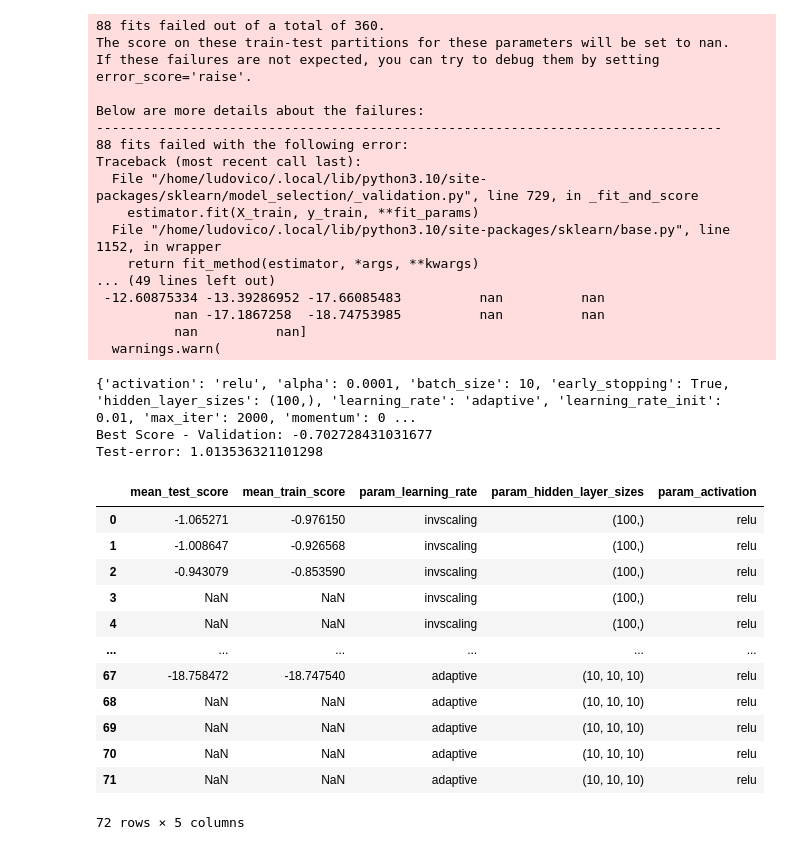
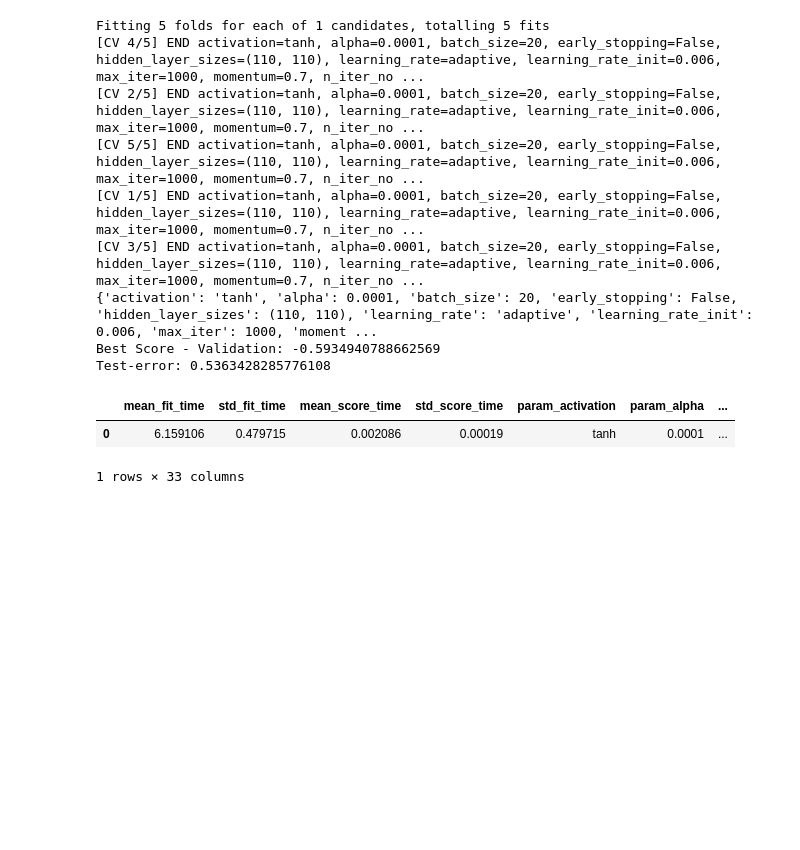
Before and after one commit to Ludovico-Iannello/ML-project, a Jupyter notebook: MLP-CUP.ipynb, the cells around one changed output. Cells and saved outputs as stored; diff of their text form; code cells hidden in the pictures; blank space fills up the shorter version.

```diff
--- a/MLP-CUP.ipynb
+++ b/MLP-CUP.ipynb
@@ -68,48 +118,27 @@ grid_search = GridSearchCV(
 # %%
 MLP=grid_search.fit(x_train, y_train)
 print(grid_search.best_params_)
 
 print('Best Score - Validation:', grid_search.best_score_ )
 y_pred =MLP.predict(x_test)
 
-print('Test-error:', metrics.mean_squared_error(y_test, y_pred))
+print('Test-error:', MEE(y_test, y_pred))
 
 cv_results_df = pd.DataFrame(grid_search.cv_results_)
-cv_results_df[['mean_test_score','mean_train_score','param_learning_rate','param_hidden_layer_sizes','param_activation']]
+cv_results_df#[['mean_test_score','mean_train_score','param_learning_rate','param_hidden_layer_sizes','param_activation']]
 # %% [output]
-88 fits failed out of a total of 360.
-The score on these train-test partitions for these parameters will be set to nan.
-If these failures are not expected, you can try to debug them by setting error_score='raise'.
-
-Below are more details about the failures:
---------------------------------------------------------------------------------
-88 fits failed with the following error:
-Traceback (most recent call last):
-  File "/home/ludovico/.local/lib/python3.10/site-packages/sklearn/model_selection/_validation.py", line 729, in _fit_and_score
-    estimator.fit(X_train, y_train, **fit_params)
-  File "/home/ludovico/.local/lib/python3.10/site-packages/sklearn/base.py", line 1152, in wrapper
-    return fit_method(estimator, *args, **kwargs)
-... (49 lines left out)
- -12.60875334 -13.39286952 -17.66085483          nan          nan
-          nan -17.1867258  -18.74753985          nan          nan
-          nan          nan]
-  warnings.warn(
+Fitting 5 folds for each of 1 candidates, totalling 5 fits
+[CV 4/5] END activation=tanh, alpha=0.0001, batch_size=20, early_stopping=False, hidden_layer_sizes=(110, 110), learning_rate=adaptive, learning_rate_init=0.006, max_iter=1000, momentum=0.7, n_iter_no ...
+[CV 2/5] END activation=tanh, alpha=0.0001, batch_size=20, early_stopping=False, hidden_layer_sizes=(110, 110), learning_rate=adaptive, learning_rate_init=0.006, max_iter=1000, momentum=0.7, n_iter_no ...
+[CV 5/5] END activation=tanh, alpha=0.0001, batch_size=20, early_stopping=False, hidden_layer_sizes=(110, 110), learning_rate=adaptive, learning_rate_init=0.006, max_iter=1000, momentum=0.7, n_iter_no ...
+[CV 1/5] END activation=tanh, alpha=0.0001, batch_size=20, early_stopping=False, hidden_layer_sizes=(110, 110), learning_rate=adaptive, learning_rate_init=0.006, max_iter=1000, momentum=0.7, n_iter_no ...
+[CV 3/5] END activation=tanh, alpha=0.0001, batch_size=20, early_stopping=False, hidden_layer_sizes=(110, 110), learning_rate=adaptive, learning_rate_init=0.006, max_iter=1000, momentum=0.7, n_iter_no ...
+{'activation': 'tanh', 'alpha': 0.0001, 'batch_size': 20, 'early_stopping': False, 'hidden_layer_sizes': (110, 110), 'learning_rate': 'adaptive', 'learning_rate_init': 0.006, 'max_iter': 1000, 'moment ...
+Best Score - Validation: -0.5934940788662569
+Test-error: 0.5363428285776108
+|  | mean_fit_time | std_fit_time | mean_score_time | std_score_time | param_activation | param_alpha | ... |
+| 0 | 6.159106 | 0.479715 | 0.002086 | 0.00019 | tanh | 0.0001 | ... |
-{'activation': 'relu', 'alpha': 0.0001, 'batch_size': 10, 'early_stopping': True, 'hidden_layer_sizes': (100,), 'learning_rate': 'adaptive', 'learning_rate_init': 0.01, 'max_iter': 2000, 'momentum': 0 ...
-Best Score - Validation: -0.702728431031677
-Test-error: 1.013536321101298
+1 rows × 33 columns
-|  | mean_test_score | mean_train_score | param_learning_rate | param_hidden_layer_sizes | param_activation |
-| 0 | -1.065271 | -0.976150 | invscaling | (100,) | relu |
-| 1 | -1.008647 | -0.926568 | invscaling | (100,) | relu |
-| 2 | -0.943079 | -0.853590 | invscaling | (100,) | relu |
-| 3 | NaN | NaN | invscaling | (100,) | relu |
-| 4 | NaN | NaN | invscaling | (100,) | relu |
-| ... | ... | ... | ... | ... | ... |
-| 67 | -18.758472 | -18.747540 | adaptive | (10, 10, 10) | relu |
-| 68 | NaN | NaN | adaptive | (10, 10, 10) | relu |
-| 69 | NaN | NaN | adaptive | (10, 10, 10) | relu |
-| 70 | NaN | NaN | adaptive | (10, 10, 10) | relu |
-| 71 | NaN | NaN | adaptive | (10, 10, 10) | relu |
-72 rows × 5 columns
 # %%
 best_estimator = grid_search.best_estimator_
 
```
Also changed, not shown: parts of 7 cells of this notebook, 7 other files.
